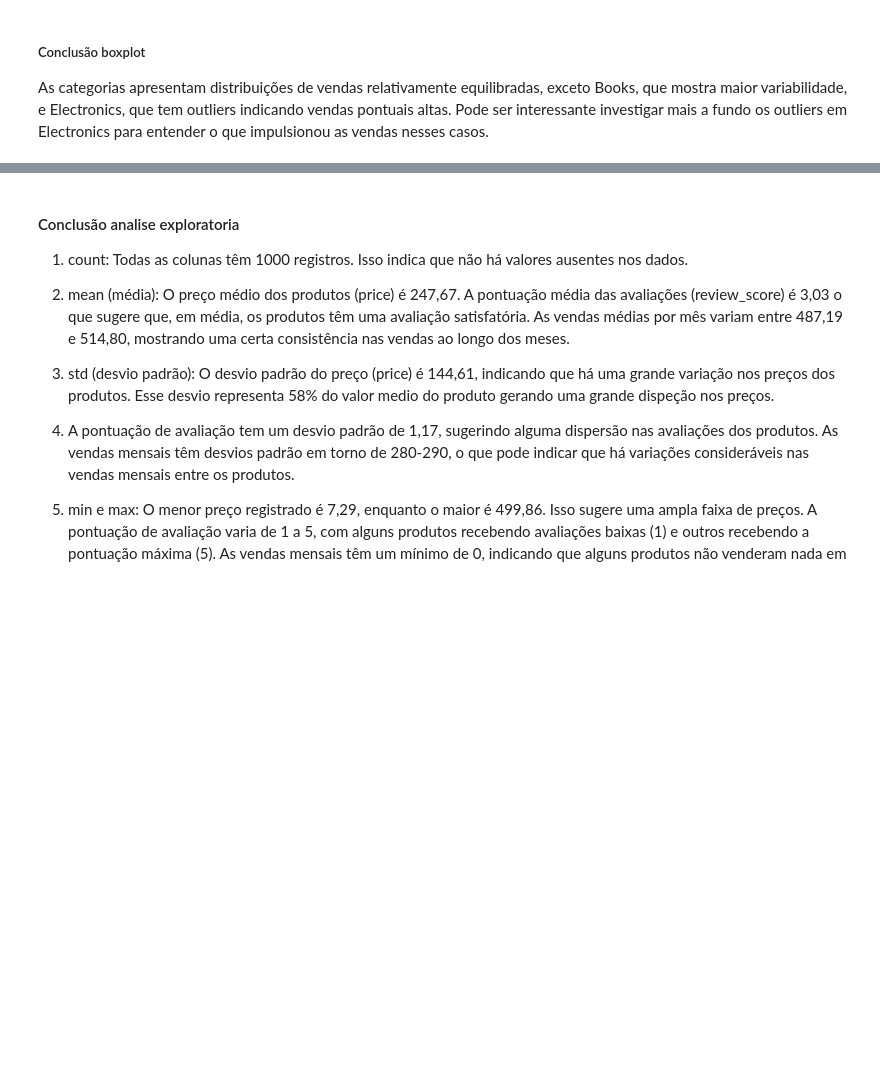
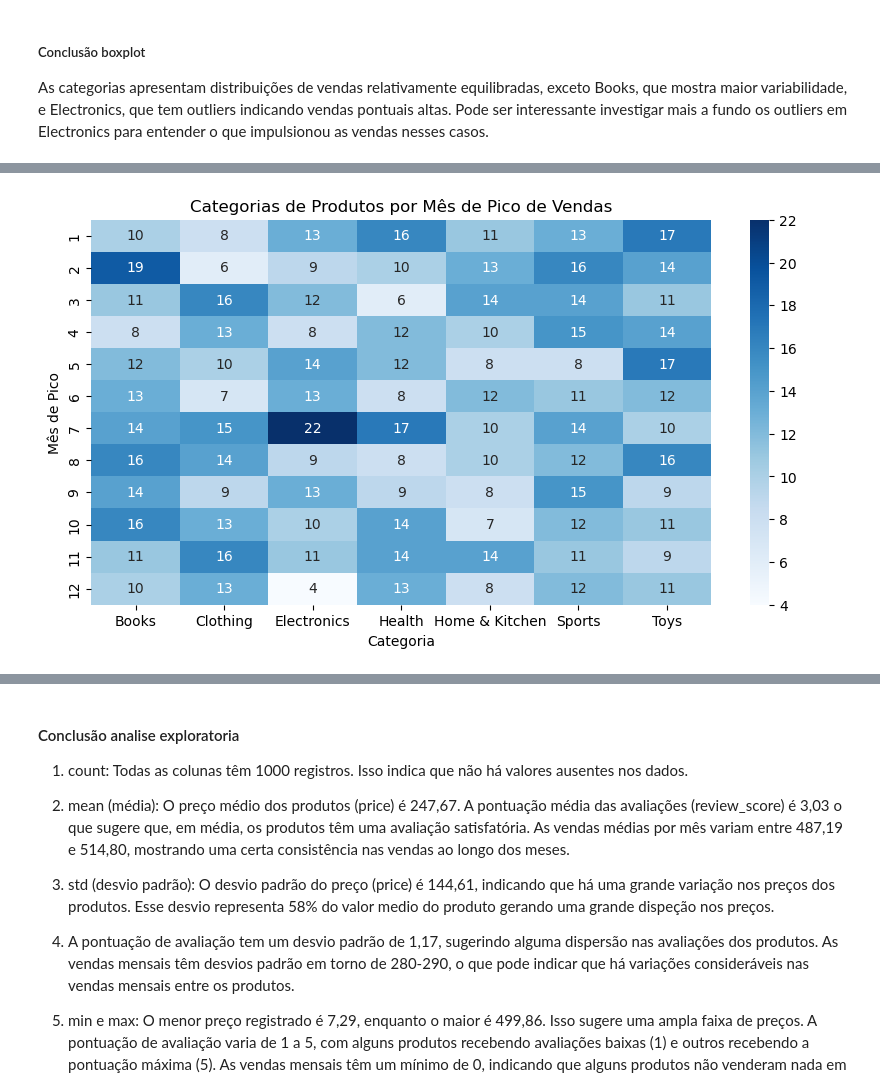
Before and after one commit to JONATHAN-ALMEIDA-MESQUITA/E-commerce_sales_analysis, a Jupyter notebook: Notebook/Analise_de_vendas_de_e-comerce.ipynb, the cells around one changed output, grey strips where cells are left out. Drawn from its saved outputs; the diff is of its cells as text; code cells hidden in the pictures; blank space fills up the shorter version.

```diff
--- a/Notebook/Analise_de_vendas_de_e-comerce.ipynb
+++ b/Notebook/Analise_de_vendas_de_e-comerce.ipynb
@@ -200,0 +253,13 @@ Pode ser interessante investigar mais a fundo os outliers em Electronics para en
+# %%
+# Cria uma tabela cruzada (crosstab) para contar as categorias por mês de pico de vendas
+category_peak_month = pd.crosstab(df['peak_month'], df['category'])
+
+# Cria um gráfico de calor (heatmap)
+plt.figure(figsize=(10, 5))
+sns.heatmap(category_peak_month, cmap='Blues', annot=True, fmt='d')
+plt.title('Categorias de Produtos por Mês de Pico de Vendas')
+plt.xlabel('Categoria')
+plt.ylabel('Mês de Pico')
+plt.show()
+# %% [output]
+[figure, added]
```
Also changed, not shown: parts of 11 cells of this notebook, 1 other file.
